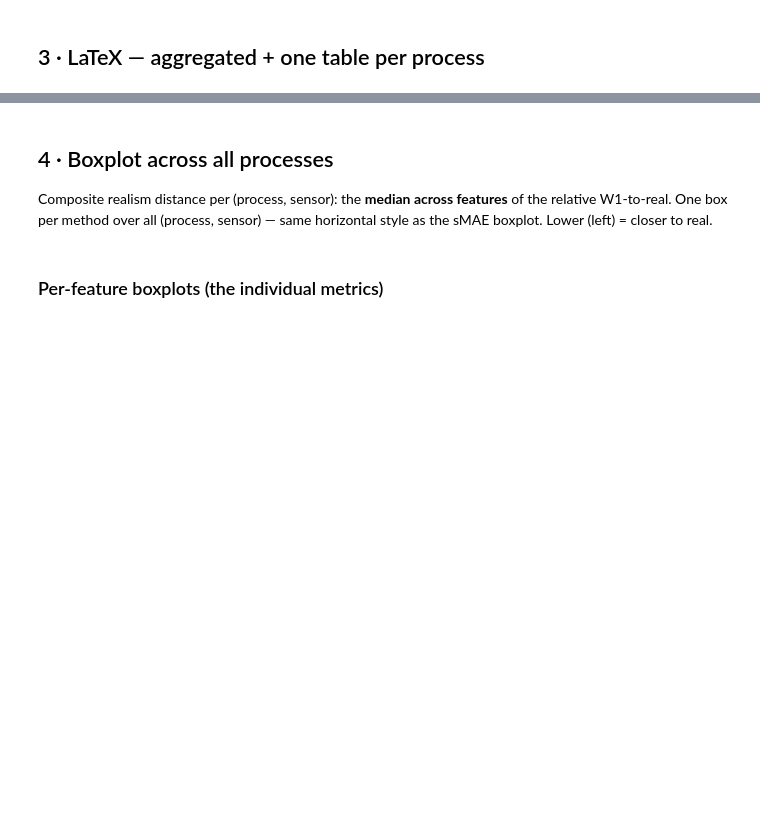
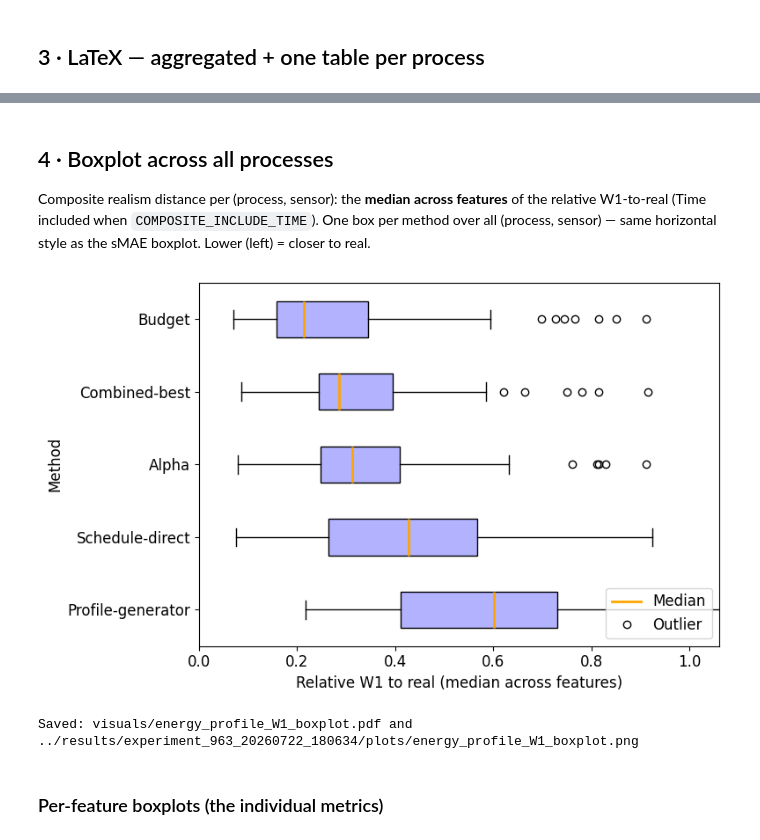
Before and after one commit to zapataunipaderborn/process_energy_demand_modelling, a Jupyter notebook: src/results_complete_energy_profile.ipynb, the cells around one changed output, grey strips where cells are left out. Drawn from its saved outputs; the diff is of its cells as text; code cells hidden in the pictures; blank space fills up the shorter version.

```diff
--- a/src/results_complete_energy_profile.ipynb
+++ b/src/results_complete_energy_profile.ipynb
@@ -101,7 +170,7 @@ active_ptypes = [t for t in ['Alpha','Combined-best','Budget'] if PROCESS_TYPES.
 active_extra  = [s for s,lbl in SCHEDULE_SERIES.items() if EXTRA_METHODS.get(lbl)]
 METHOD_ORDER  = active_ptypes + [SCHEDULE_SERIES[s] for s in active_extra]
 
-all_rows = []
+all_rows, time_rows = [], []
 for proc in sorted(pe['process'].unique()):
     for ptype in active_ptypes:
         mode = mode_for(proc, ptype)
@@ -111,6 +180,8 @@ for proc in sorted(pe['process'].unique()):
         recs = features_long(d[d['series']=='predicted'], ptype)
         for r in recs: r['process']=proc
         all_rows += recs
+        # W1(time): pair each simulated case against its own real counterpart
+        for r in time_long(d, 'real', 'predicted', ptype): r['process']=proc; time_rows.append(r)
     sfp = RUN/'schedule_profile_eval_results'/proc/'predicted_curves.parquet'
     if not sfp.exists(): continue
     sdf = pd.read_parquet(sfp)
@@ -119,13 +190,19 @@ for proc in sorted(pe['process'].unique()):
         recs = features_long(sdf[sdf['series']==s], SCHEDULE_SERIES[s])
         for r in recs: r['process']=proc
         all_rows += recs
+        for r in time_long(sdf, 'real', s, SCHEDULE_SERIES[s]): r['process']=proc; time_rows.append(r)
 feat = pd.DataFrame(all_rows)
+tim  = pd.DataFrame(time_rows)
 
 # restrict to sensors common to real + every method within each process
-keep = []
+keep, keep_t = [], []
 for proc, g in feat.groupby('process'):
     sets = [set(g[g.series==m]['sensor'].unique()) for m in (['real']+METHOD_ORDER) if m in set(g.series)]
     common = set.intersection(*sets) if sets else set()
     keep.append(g[g['sensor'].isin(common)])
+    if not tim.empty:
+        gt = tim[tim['process']==proc]
+        keep_t.append(gt[gt['sensor'].isin(common)])
 feat = pd.concat(keep, ignore_index=True)
-print('feat rows:', len(feat), '| methods:', METHOD_ORDER)
+tim  = pd.concat(keep_t, ignore_index=True) if keep_t else tim
+print('feat rows:', len(feat), '| W1(time) case rows:', len(tim), '| methods:', METHOD_ORDER)
@@ -133,7 +212,7 @@ print('feat rows:', len(feat), '| methods:', METHOD_ORDER)
 # ── Relative W1-to-real per (process, sensor, method, feature) — the raw grid ─
 records = []
 for (proc, sen), g in feat.groupby(['process', 'sensor']):
-    for feature in FEATURES:
+    for feature in VALUE_FEATURES:
         r = g[g.series=='real'][feature].dropna().to_numpy()
         if len(r) < 2: continue
         scale = np.nanmean(np.abs(r)) + 1e-9
@@ -149,7 +228,16 @@ for (proc, sen), g in feat.groupby(['process', 'sensor']):
             records.append({'process':proc,'sensor':sen,'method':m,'feature':feature,
                             'rel_w1': wasserstein_distance(r, q)/scale})
 w1 = pd.DataFrame(records)
-print('W1 grid rows:', len(w1))
+
+# W1(time) enters the same grid: median across the cases of each (process,
+# sensor, method) cell, so it aggregates exactly like the value features.
+if not tim.empty:
+    t_cells = (tim.groupby(['process','sensor','method'])['w1_time'].median()
+                  .reset_index(name='rel_w1'))
+    t_cells['feature'] = 'time'
+    w1 = pd.concat([w1, t_cells[['process','sensor','method','feature','rel_w1']]],
+                   ignore_index=True)
+print('W1 grid rows:', len(w1), '| of which time:', int((w1.feature=='time').sum()))
 
 def scorecard(df_w1):
     t = (df_w1.groupby(['method','feature'])['rel_w1'].median().unstack('feature')
@@ -217,37 +409,42 @@ if SAVE_LATEX: print('\nSaved per-process + aggregated .tex to', out)
 ## 4 · Boxplot across all processes
 
 Composite realism distance per (process, sensor): the **median across features**
-of the relative W1-to-real. One box per method over all (process, sensor) — same
-horizontal style as the sMAE boxplot. Lower (left) = closer to real.
+of the relative W1-to-real (Time included when `COMPOSITE_INCLUDE_TIME`). One box
+per method over all (process, sensor) — same horizontal style as the sMAE
+boxplot. Lower (left) = closer to real.
 # %%
 # composite per (process, sensor, method) = median across features
-comp = (w1.groupby(['process','sensor','method'])['rel_w1'].median().reset_index(name='val'))
+_w1c = w1 if COMPOSITE_INCLUDE_TIME else w1[w1.feature != 'time']
+comp = (_w1c.groupby(['process','sensor','method'])['rel_w1'].median().reset_index(name='val'))
 
 plt.rcParams.update({'font.size': 12})
 box_order = comp.groupby('method')['val'].median().sort_values(ascending=False).index.tolist()
 data = [comp.loc[comp.method==m, 'val'].dropna().values for m in box_order]
 
 fig, ax = plt.subplots(figsize=(8, 5))
 bplot = ax.boxplot(data, tick_labels=box_order, showfliers=True, vert=False,
                    patch_artist=True, medianprops=dict(color='orange', linewidth=2))
 blue = mcolors.to_rgba('blue', alpha=0.3)
 for patch in bplot['boxes']:
     patch.set_facecolor(blue); patch.set_edgecolor('black')
 all_vals = np.concatenate([d for d in data if len(d)])
 ax.set_xlim(0, np.percentile(all_vals, 95) * 1.3)
 ax.set_xlabel('Relative W1 to real (median across features)')
 ax.set_ylabel('Method')
 ax.legend(handles=[Line2D([0],[0],color='orange',lw=2,label='Median'),
                    Line2D([0],[0],marker='o',color='w',markeredgecolor='black',
                           markerfacecolor='none',markersize=6,label='Outlier')],
           loc='lower right')
 fig.tight_layout()
 Path('visuals').mkdir(exist_ok=True)
 fig.savefig('visuals/energy_profile_W1_boxplot.pdf', dpi=300, bbox_inches='tight')
 (RUN/'plots').mkdir(exist_ok=True)
 fig.savefig(RUN/'plots'/'energy_profile_W1_boxplot.png', dpi=130, bbox_inches='tight')
 plt.show()
 print('Saved: visuals/energy_profile_W1_boxplot.pdf and', RUN/'plots'/'energy_profile_W1_boxplot.png')
+# %% [output]
+[figure, added]
+Saved: visuals/energy_profile_W1_boxplot.pdf and ../results/experiment_963_20260722_180634/plots/energy_profile_W1_boxplot.png
 # %% [markdown]
 ### Per-feature boxplots (the individual metrics)
 # %%
```
Also changed, not shown: parts of 11 cells of this notebook, 9 other files.
